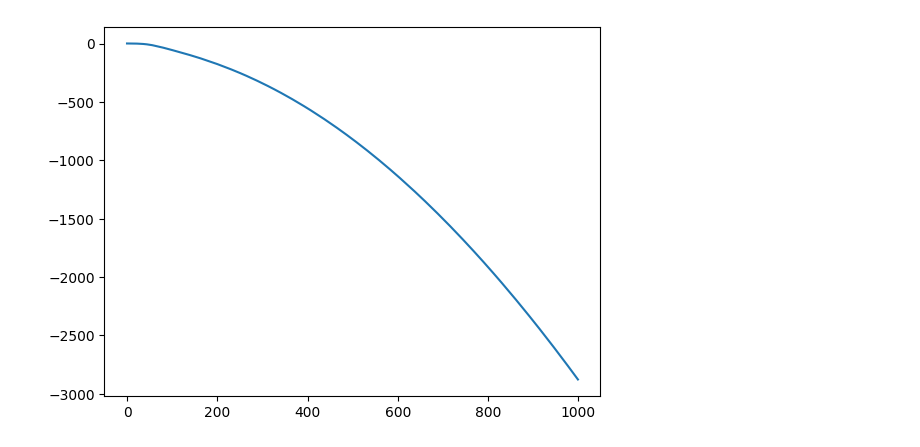
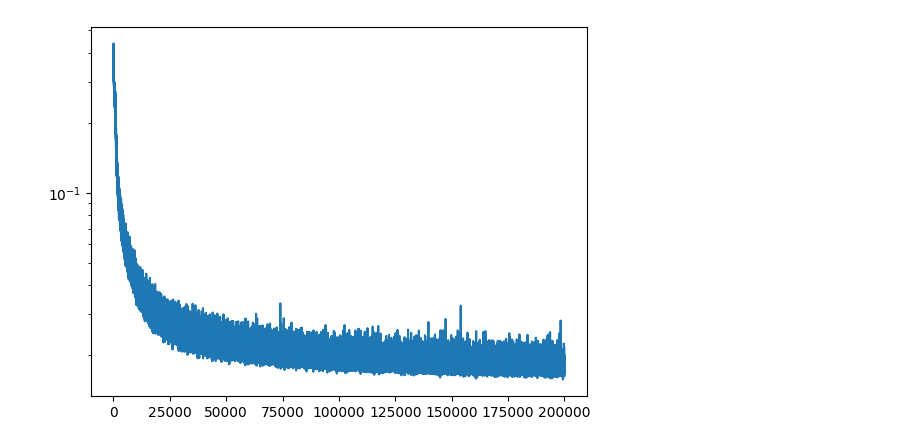
Before and after one commit to homerjed/vdae, a Jupyter notebook: moons/vdae.ipynb, the cells around one changed output. Cells and saved outputs as stored; diff of their text form; code cells hidden in the pictures.

```diff
--- a/moons/vdae.ipynb
+++ b/moons/vdae.ipynb
@@ -26,16 +26,17 @@ class Encoder(eqx.Module):
     def variational_posterior_log_prob(self, key, x_0, x_t, t):
         # This is the score of log(q(z|x_t, t))
         mu_t, sigma_t = self.encode(x_t, t)
-        # Encode input data
-        mu_0, sigma_0 = self.encode(x_0, 0.) # z ~ q(z|x_0, 0), as per diagram
+        # Encode input data z ~ q(z|x_0, 0), as per diagram
+        mu_0, sigma_0 = self.encode(x_0, 0.)
         z = jr.multivariate_normal(key, mu_0, jnp.diag(sigma_0))
         return jax.scipy.stats.multivariate_normal.logpdf(z, mu_t, jnp.diag(sigma_t))
 
     def encode(self, x_t, t):
         t = jnp.atleast_1d(t)
         x_t_t = jnp.concatenate([x_t.flatten(), t])
-        mu_t, log_sigma_t = jnp.split(self.net(x_t_t), 2)
-        return mu_t, jnp.exp(log_sigma_t)
+        mu_t, log_var_t = jnp.split(self.net(x_t_t), 2)
+        sigma_t = jnp.exp(0.5 * log_var_t)
+        return mu_t, sigma_t
 
     def score(self, key, x, x_t, t):
         # Score of variational distribution q(z|x_t, t) defined by encoder
@@ -70,8 +75,11 @@ encoder = Encoder(
 )
 # %%
 def kl_loss(mu, sigma):
-    # Assuming sigma is diagonal elements of covariance
-    return mu.T @ mu + sigma.sum() - mu.size - jnp.prod(sigma)
+    # KL(q_\phi(mu, sigma)||p(z) (assuming sigma is diagonal elements of covariance)
+    # return 0.5 * (mu.T @ mu + (sigma ** 2.).sum() - mu.size - jnp.log(jnp.prod(sigma)))
+    # return 0.5 * (mu.T @ mu + (sigma ** 2.).sum() - mu.size - jnp.log(jnp.prod(sigma ** 2.)))
+    log_var = jnp.log(sigma ** 2.)
+    return 0.5 * jnp.sum(1. + log_var - mu ** 2. - jnp.exp(log_var))
 
 
 def int_beta(t):
@@ -79,6 +87,9 @@ def int_beta(t):
 
 
 def weight(t):
+    # Use likelihood weighting to minimise upper bound on KL
+    # _, beta = jax.jvp(int_beta, (t,), (jnp.ones_like(t),))
+    # return beta ** 2.
     return 1. - jnp.exp(-int_beta(t))
 
 
@@ -97,7 +108,7 @@ def dataloader(x, batch_size, *, key):
             end = start + batch_size
 
 
-def single_loss_fn(encoder, score_network, weight, int_beta, x, t, key):
+def single_loss_fn(encoder, score_network, weight, int_beta, x, t, key, kl_weight=0.01):
     # Encoder training objective given trained diffusion model
     key_score, key_noise = jr.split(key)
     t = jnp.atleast_1d(t)
@@ -109,14 +120,16 @@ def single_loss_fn(encoder, score_network, weight, int_beta, x, t, key):
     noise = jr.normal(key_noise, x.shape)
     x_t = mean + std * noise
 
+    # Variational parameters
     mu_t, sigma_t = encoder.encode(x_t, t)
 
+    # Data-latent likelihood score
     _score = score_network(x_t, t)
     _score_encoder = encoder.score(key_score, x, x_t, t) # d_(x_t)[log q(z|x_t, t)]
     score = _score + _score_encoder # Bayes rule for scores
 
     # Score of encoder model plus score of diffusion model
-    return weight(t) * jnp.square(score + noise / std) - kl_loss(mu_t, sigma_t)
+    return weight(t) * jnp.square(score + noise / std) - kl_weight * kl_loss(mu_t, sigma_t)
 
 
 def batch_loss_fn(encoder, score_network, weight, int_beta, x, t1, key):
@@ -135,7 +148,9 @@ def batch_loss_fn(encoder, score_network, weight, int_beta, x, t1, key):
 @eqx.filter_jit
 def make_step(encoder, score_network, weight, int_beta, x, t1, key, opt_state, opt_update):
     loss_fn = eqx.filter_value_and_grad(batch_loss_fn)
-    loss, grads = loss_fn(encoder, score_network, weight, int_beta, x, t1, key)
+    loss, grads = loss_fn(
+        encoder, score_network, weight, int_beta, x, t1, key
+    )
     updates, opt_state = opt_update(grads, opt_state, encoder)
     encoder = eqx.apply_updates(encoder, updates)
     key = jr.split(key, 1)[0]
@@ -148,17 +163,21 @@ key, train_key, loader_key = jr.split(key, 3)
 
 t1 = 1.
 batch_size = 1000
-lr = 1e-3
-num_steps = 100_000
+lr = 1e-4
+num_steps = 200_000
 
-opt = optax.adamw(1e-3)
+opt = optax.adamw(lr)
 opt_state = opt.init(eqx.filter(encoder, eqx.is_array)) # Gradients only needed for encoder
 
 losses = []
 with trange(num_steps) as bar:
-    for step, data in zip(bar, dataloader(X, batch_size, key=loader_key)):
+    for step, data in zip(
+        bar, dataloader(X, batch_size, key=loader_key)
+    ):
 
-        value, encoder, train_key, opt_state = make_step(
+        (
+            value, encoder, train_key, opt_state
+        ) = make_step(
             encoder,
             score_network,
             weight,
@@ -174,8 +193,8 @@ with trange(num_steps) as bar:
         bar.set_postfix_str(f"Loss={value:.3E}")
 # %%
 plt.figure()
-plt.plot(losses)
+plt.semilogy(losses)
 plt.show()
 # %% [output]
-[figure, old version]
+[figure, new version]
 # %%
```
Also changed, not shown: parts of 4 cells of this notebook, 3 other files.
